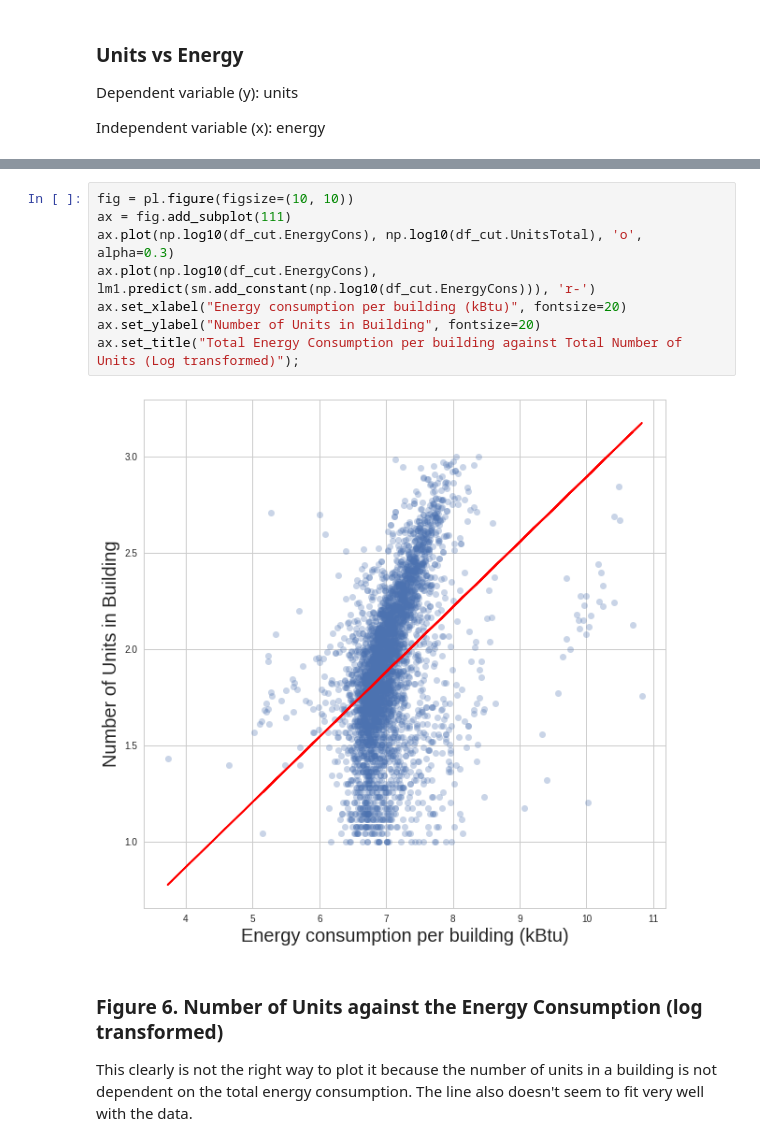
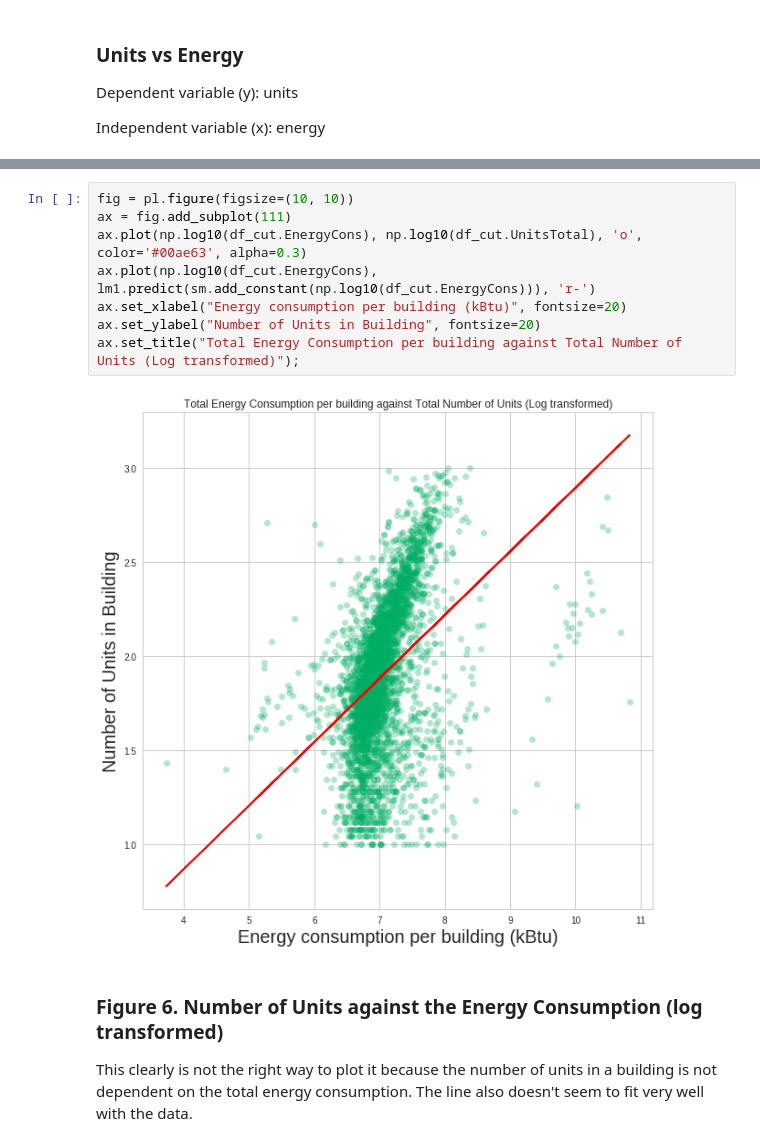
Before and after one commit to qiuyliu/PUI2017_uc288, a Jupyter notebook: HW6_uc288/HW6_uc288.ipynb, the cells around one changed output, grey strips where cells are left out. Saved outputs shown, nothing was run; the diff lists cells and outputs as text.

```diff
--- a/HW6_uc288/HW6_uc288.ipynb
+++ b/HW6_uc288/HW6_uc288.ipynb
@@ -306,13 +312,13 @@ OLS Regression Results
 # %%
 fig = pl.figure(figsize=(10, 10))
 ax = fig.add_subplot(111)
-ax.plot(np.log10(df_cut.EnergyCons), np.log10(df_cut.UnitsTotal), 'o', alpha=0.3)
+ax.plot(np.log10(df_cut.EnergyCons), np.log10(df_cut.UnitsTotal), 'o', color='#00ae63', alpha=0.3)
 ax.plot(np.log10(df_cut.EnergyCons), lm1.predict(sm.add_constant(np.log10(df_cut.EnergyCons))), 'r-')
 ax.set_xlabel("Energy consumption per building (kBtu)", fontsize=20)
 ax.set_ylabel("Number of Units in Building", fontsize=20)
 ax.set_title("Total Energy Consumption per building against Total Number of Units (Log transformed)");
 # %% [output]
-[figure, old version]
+[figure, new version]
 # %% [markdown]
 ### Figure 6. Number of Units against the Energy Consumption (log transformed)
 This clearly is not the right way to plot it because the number of units in a building is not dependent on the total energy consumption. The line also doesn't seem to fit very well with the data.
```
Also changed, not shown: parts of 7 cells of this notebook.
